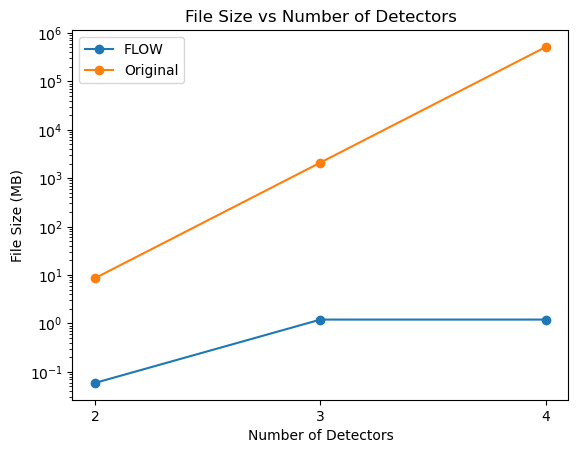
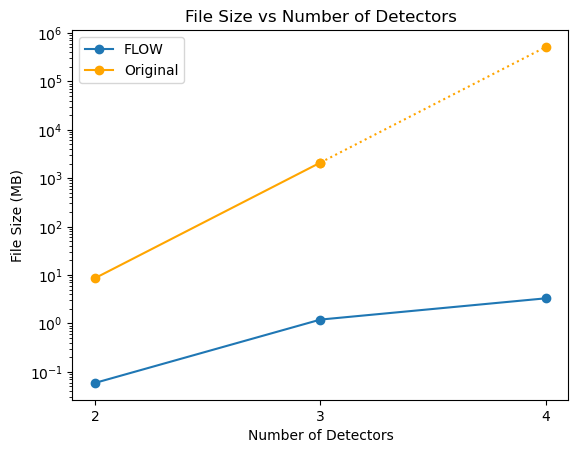
Code edit (unified diff) that turned the first committed figure into the second:
--- before
+++ after
@@ -1,4 +1,7 @@
 plt.plot(Number_of_Detectors, File_sizes_Flow, marker='o', label='FLOW')
-plt.plot(Number_of_Detectors, File_sizes_Original, marker='o', label='Original')
+plt.plot(Number_of_Detectors[:2], File_sizes_Original[:2],
+         marker='o', color="orange", linestyle='solid', label='Original')
+plt.plot(Number_of_Detectors[1:], File_sizes_Original[1:],
+         marker='o', color="orange", linestyle='dotted')
 plt.xticks(Number_of_Detectors)
 plt.xlabel('Number of Detectors')
@@ -7,2 +10,4 @@
 plt.yscale('log')
 plt.legend()
+plt.savefig("../Plots/File_size_vs_Number_of_Detectors.png")
+plt.show()

Commit: Small edits